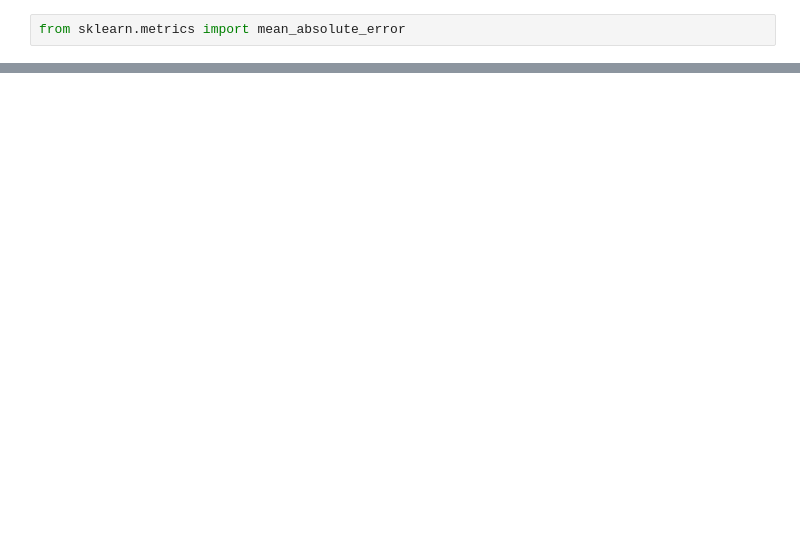
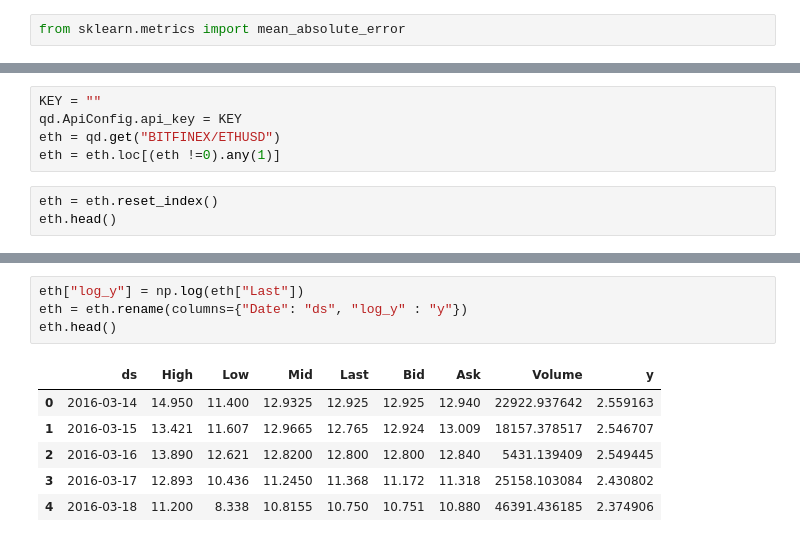
Before and after one commit to pedroafleite/btc-eth-risk-assessment, a Jupyter notebook: prophet.ipynb, the cells around one changed output, grey strips where cells are left out. Cells and saved outputs as stored; diff of their text form; blank space fills up the shorter version.

```diff
--- a/prophet.ipynb
+++ b/prophet.ipynb
@@ -106,0 +111,8 @@ MAE: 1.885
+# %%
+KEY = ""
+qd.ApiConfig.api_key = KEY
+eth = qd.get("BITFINEX/ETHUSD")
+eth = eth.loc[(eth !=0).any(1)]
+# %%
+eth = eth.reset_index()
+eth.head()
@@ -106,0 +126,11 @@ MAE: 1.885
+# %%
+eth["log_y"] = np.log(eth["Last"])
+eth = eth.rename(columns={"Date": "ds", "log_y" : "y"})
+eth.head()
+# %% [output]
+|  | ds | High | Low | Mid | Last | Bid | Ask | Volume | y |
+| 0 | 2016-03-14 | 14.950 | 11.400 | 12.9325 | 12.925 | 12.925 | 12.940 | 22922.937642 | 2.559163 |
+| 1 | 2016-03-15 | 13.421 | 11.607 | 12.9665 | 12.765 | 12.924 | 13.009 | 18157.378517 | 2.546707 |
+| 2 | 2016-03-16 | 13.890 | 12.621 | 12.8200 | 12.800 | 12.800 | 12.840 | 5431.139409 | 2.549445 |
+| 3 | 2016-03-17 | 12.893 | 10.436 | 11.2450 | 11.368 | 11.172 | 11.318 | 25158.103084 | 2.430802 |
+| 4 | 2016-03-18 | 11.200 | 8.338 | 10.8155 | 10.750 | 10.751 | 10.880 | 46391.436185 | 2.374906 |
```
Also changed, not shown: parts of 14 cells of this notebook.
